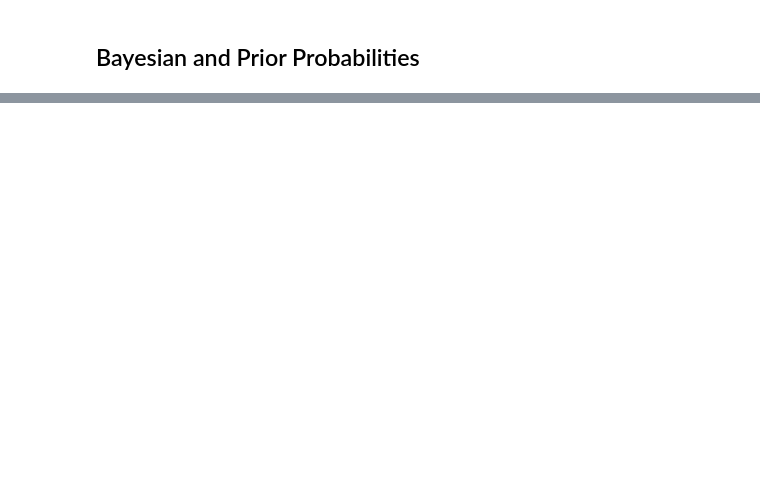
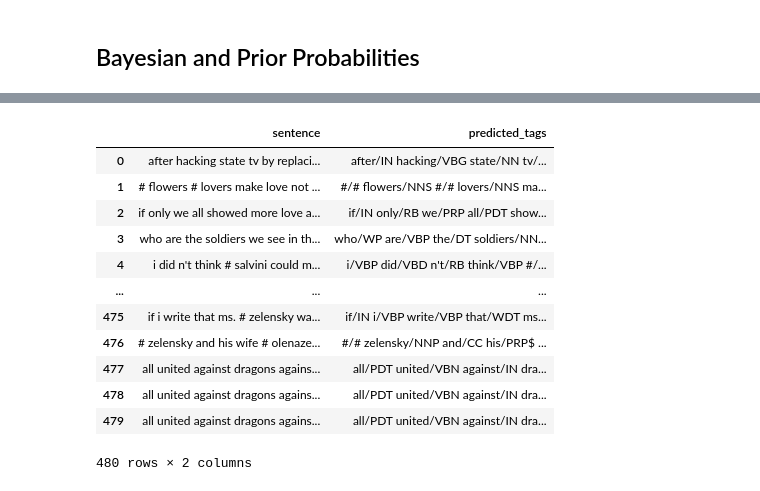
Before and after one commit to Susena-V/NLP_Misinformation, a Jupyter notebook: POS-prob-multivariate-bayesian.ipynb, the cells around one changed output, grey strips where cells are left out. Saved outputs shown, nothing was run; the diff lists cells and outputs as text; code cells hidden in the pictures; blank space fills up the shorter version.

```diff
--- a/POS-prob-multivariate-bayesian.ipynb
+++ b/POS-prob-multivariate-bayesian.ipynb
@@ -499,0 +615,16 @@ print("Predictions saved to pos_tag_predictions.csv")
+# %%
+predictions_df
+# %% [output]
+|  | sentence | predicted_tags |
+| 0 | after hacking state tv by replaci... | after/IN hacking/VBG state/NN tv/... |
+| 1 | # flowers # lovers make love not ... | #/# flowers/NNS #/# lovers/NNS ma... |
+| 2 | if only we all showed more love a... | if/IN only/RB we/PRP all/PDT show... |
+| 3 | who are the soldiers we see in th... | who/WP are/VBP the/DT soldiers/NN... |
+| 4 | i did n't think # salvini could m... | i/VBP did/VBD n't/RB think/VBP #/... |
+| ... | ... | ... |
+| 475 | if i write that ms. # zelensky wa... | if/IN i/VBP write/VBP that/WDT ms... |
+| 476 | # zelensky and his wife # olenaze... | #/# zelensky/NNP and/CC his/PRP$ ... |
+| 477 | all united against dragons agains... | all/PDT united/VBN against/IN dra... |
+| 478 | all united against dragons agains... | all/PDT united/VBN against/IN dra... |
+| 479 | all united against dragons agains... | all/PDT united/VBN against/IN dra... |
+480 rows × 2 columns
```
Also changed, not shown: parts of 20 cells of this notebook.
